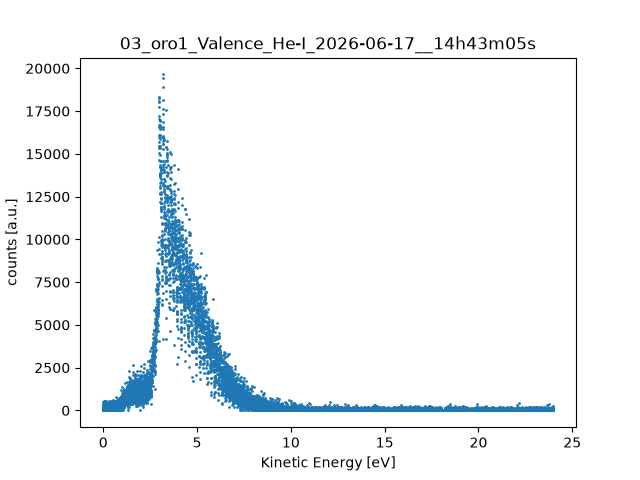
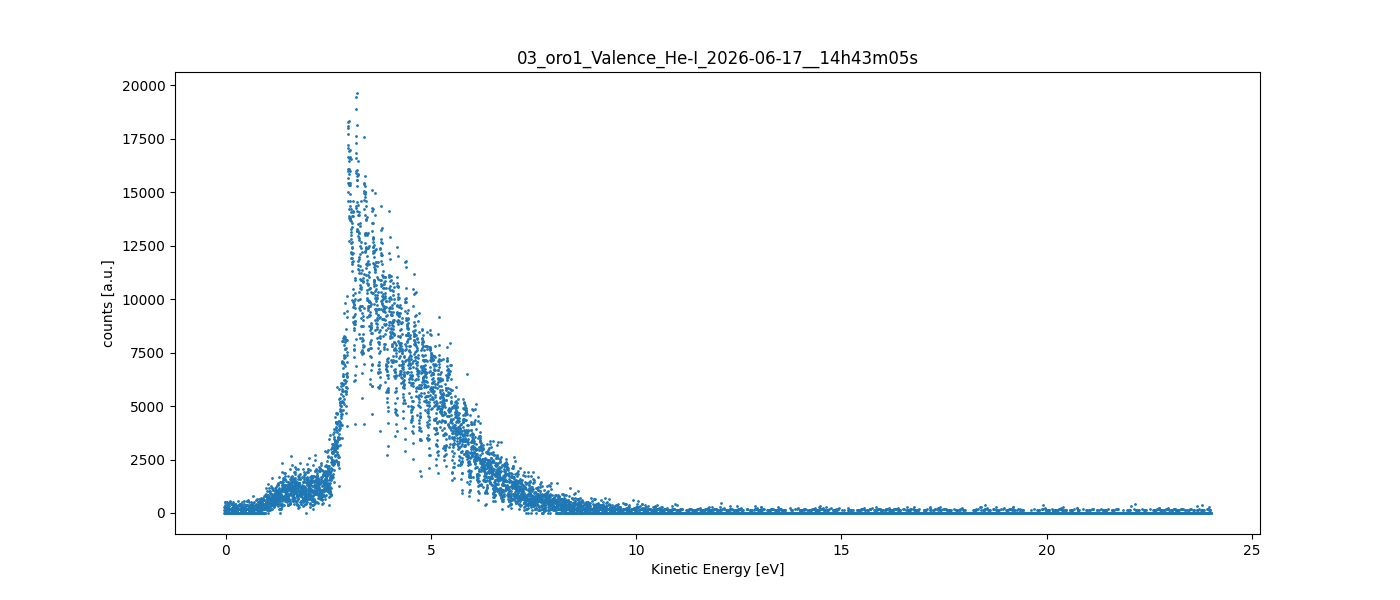
Code edit (unified diff) that turned the first committed figure into the second:
--- before
+++ after
@@ -4,5 +4,5 @@
 for i in range(len(files)):
     s = spectra[i]
-    fig, ax = plt.subplots()
+    fig, ax = plt.subplots(figsize=(14,6))
     ax.scatter(s['KE_eV'], s['counts'], s=1)
     ax.set_xlabel('Kinetic Energy [eV]')

Commit: update